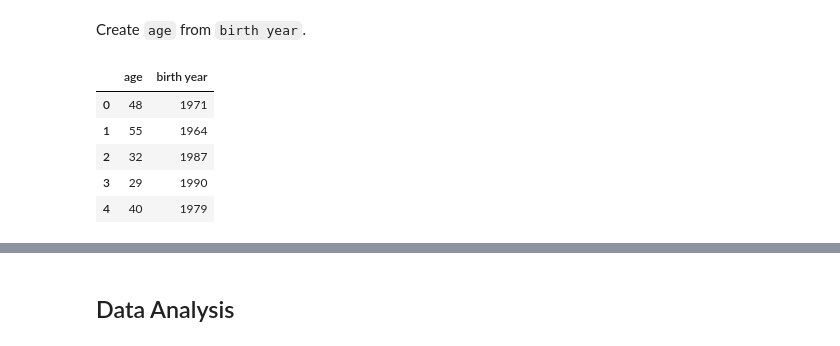
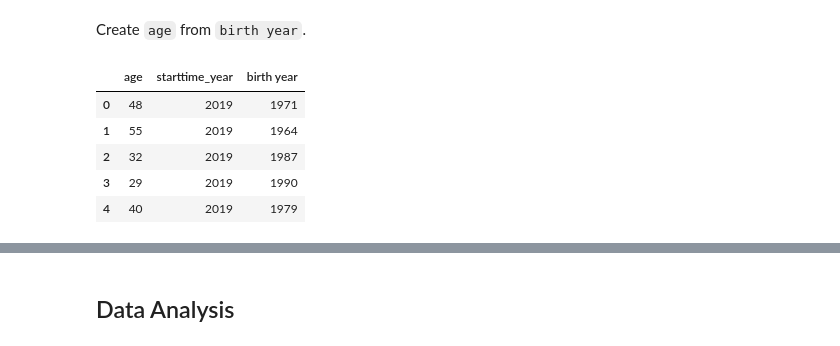
Before and after one commit to graceh3/citibike-analysis, a Jupyter notebook: Citibike - Statistical Analysis Project.ipynb, the cells around one changed output, grey strips where cells are left out. Cells and saved outputs as stored; diff of their text form; code cells hidden in the pictures.

```diff
--- a/Citibike - Statistical Analysis Project.ipynb
+++ b/Citibike - Statistical Analysis Project.ipynb
@@ -178,0 +183,2 @@ df_2020['stoptime'] =df_2020['stoptime'].astype('datetime64')
+# %%
+df_concat=df_concat.dropna(how='any')
@@ -193,2 +220,5 @@ df_2020['tripduration_min'] = df_2020['tripduration']/60
+# %%
+df_concat['tripduration_minutes'] = df_concat['tripduration']/60
+df_concat['tripduration_minutes'] = df_concat['tripduration']/60
 # %% [markdown]
 It may also be helpful to extract the year & month of each starttimes.
@@ -203,2 +225,5 @@ df_2020['starttime_month'] = pd.DatetimeIndex(df_2020['starttime']).month
+# %%
+df_concat['starttime_year'] = pd.DatetimeIndex(df_concat['starttime']).year
+df_concat['starttime_month'] = pd.DatetimeIndex(df_concat['starttime']).month
 # %% [markdown]
 Create `age` from `birth year`.
@@ -208,9 +230,11 @@ df_2020['age'] = 2020 - df_2020['birth year']
+# %%
+df_concat['age'] = df_concat['starttime_year'] - df_concat['birth year']
 # %%
-df_2019[['age', 'birth year']].head()
+df_concat[['age','starttime_year', 'birth year']].head()
 # %% [output]
-|  | age | birth year |
-| 0 | 48 | 1971 |
-| 1 | 55 | 1964 |
-| 2 | 32 | 1987 |
-| 3 | 29 | 1990 |
-| 4 | 40 | 1979 |
+|  | age | starttime_year | birth year |
+| 0 | 48 | 2019 | 1971 |
+| 1 | 55 | 2019 | 1964 |
+| 2 | 32 | 2019 | 1987 |
+| 3 | 29 | 2019 | 1990 |
+| 4 | 40 | 2019 | 1979 |
```
Also changed, not shown: parts of 64 cells of this notebook.
